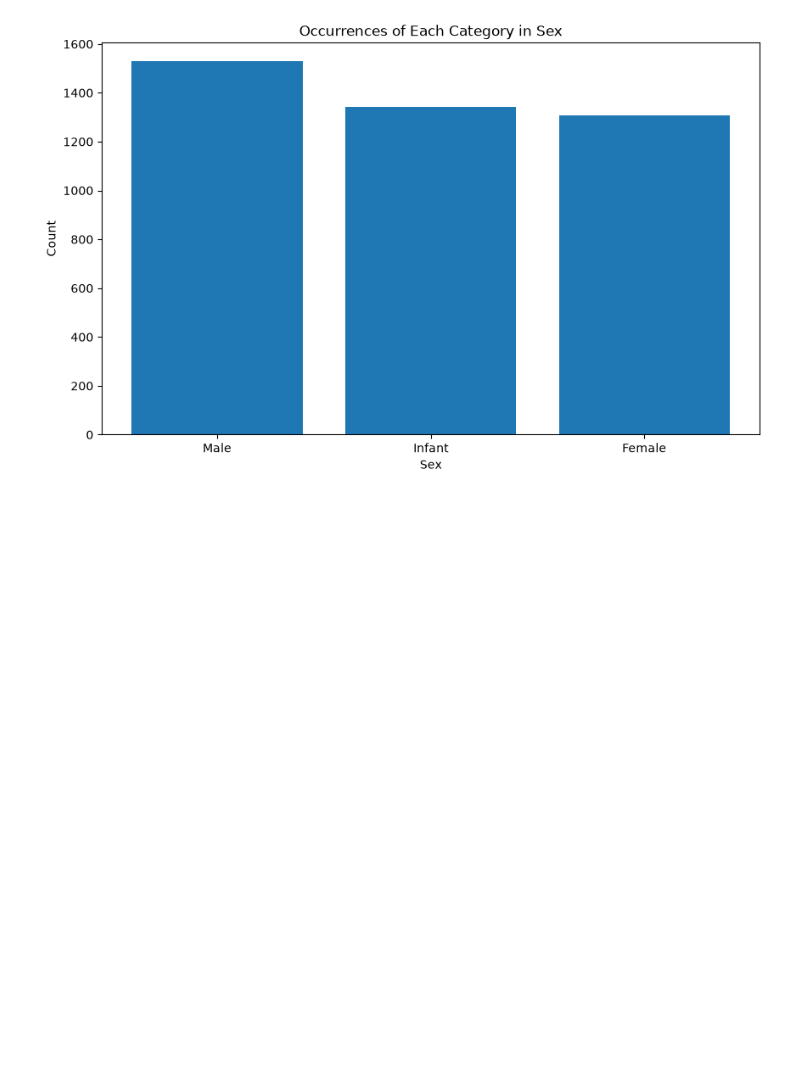
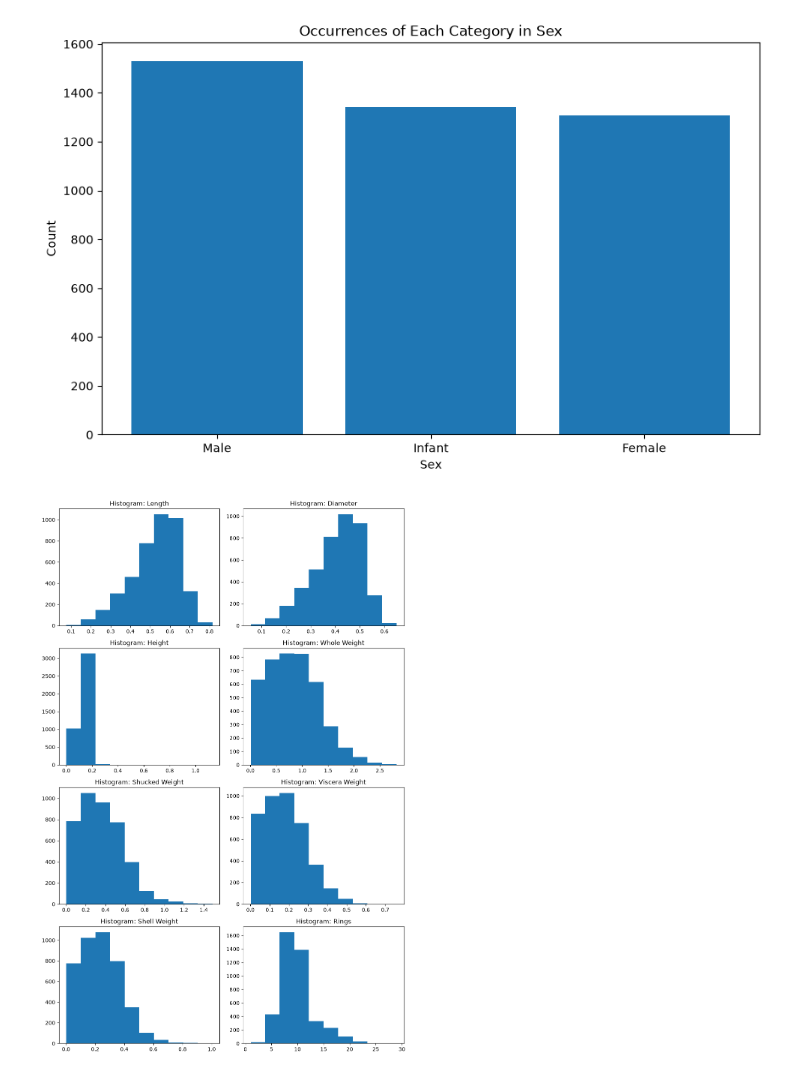
Before and after one commit to Julia257291/programming_in_python, a Jupyter notebook: Task_1.ipynb, the cells around one changed output. Saved outputs shown, nothing was run; the diff lists cells and outputs as text; code cells hidden in the pictures; blank space fills up the shorter version.

```diff
--- a/Task_1.ipynb
+++ b/Task_1.ipynb
@@ -63,3 +64,14 @@ plt.ylabel('Count')
 plt.show()
 # %% [output]
 [figure]
+# %%
+fig, axs = plt.subplots(4, 2, figsize=(10, 15)) # rows x columns
+
+for ax, col in zip(axs.flatten(), quantitative_var.columns):
+    ax.hist(quantitative_var[col])
+    ax.set_title(f'Histogram: {col}')
+
+plt.tight_layout()
+plt.show()
+# %% [output]
+[figure, added]
```
Also changed, not shown: parts of 5 cells of this notebook.
